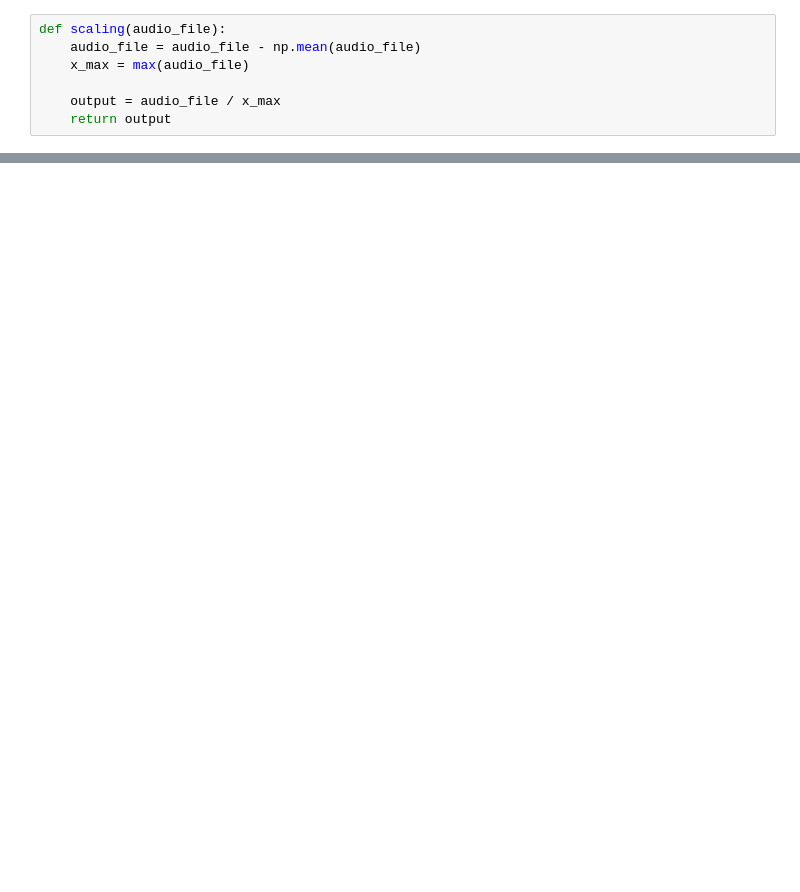
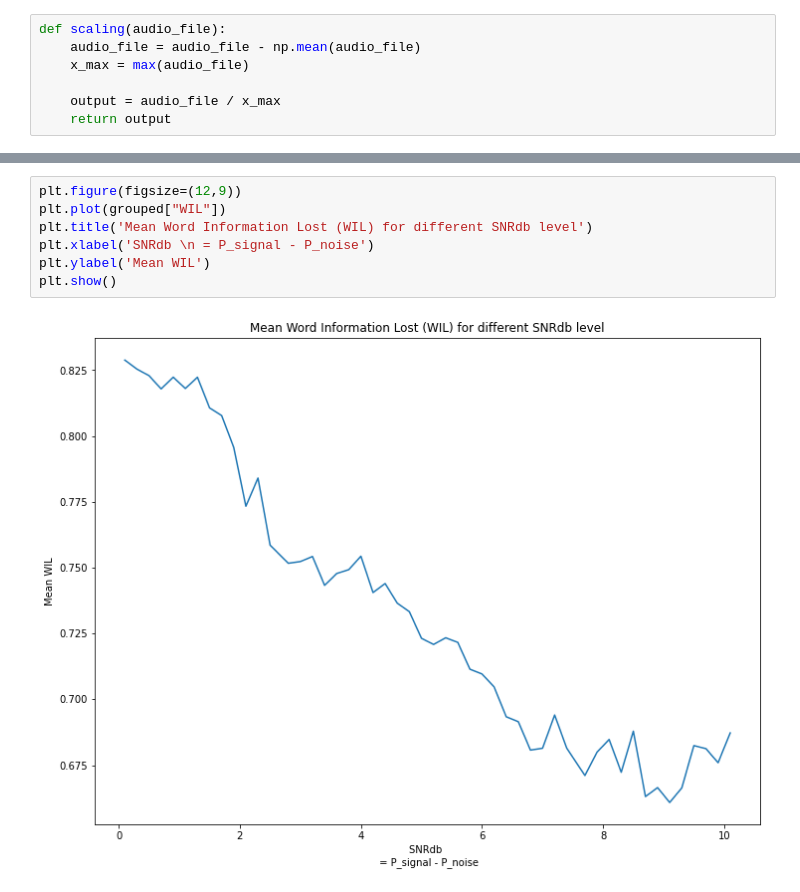
Before and after one commit to KaushalNaresh/Speech_enhancement_using_convolutional_autoencoders, a Jupyter notebook: Source_code/Benchmark.ipynb, the cells around one changed output, grey strips where cells are left out. Drawn from its saved outputs; the diff is of its cells as text; blank space fills up the shorter version.

```diff
--- a/Source_code/Benchmark.ipynb
+++ b/Source_code/Benchmark.ipynb
@@ -145,0 +440,9 @@ data_result.describe()
+# %%
+plt.figure(figsize=(12,9))
+plt.plot(grouped["WIL"])
+plt.title('Mean Word Information Lost (WIL) for different SNRdb level')
+plt.xlabel('SNRdb \n = P_signal - P_noise')
+plt.ylabel('Mean WIL')
+plt.show()
+# %% [output]
+[figure, added]
```
Also changed, not shown: parts of 29 cells of this notebook.
